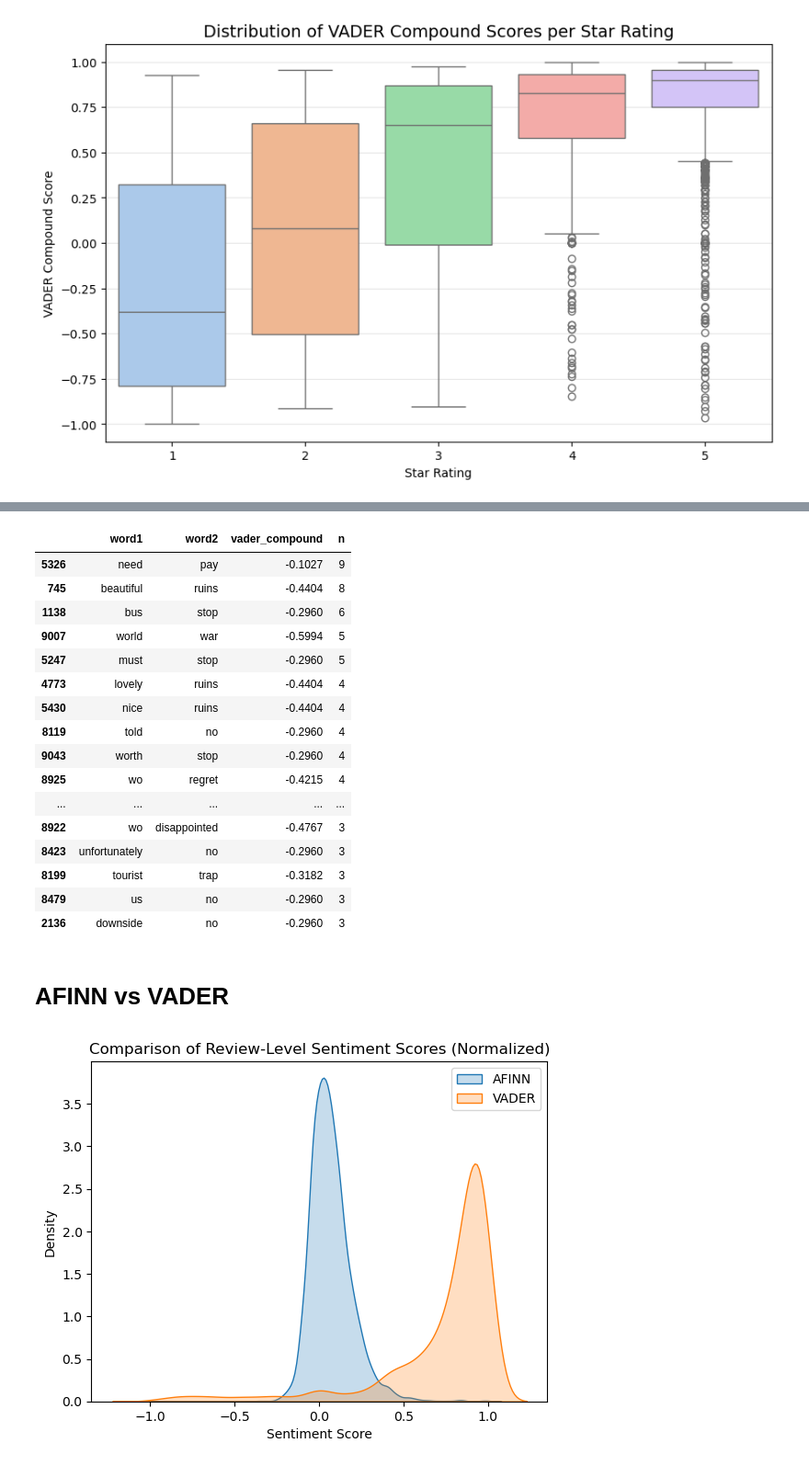
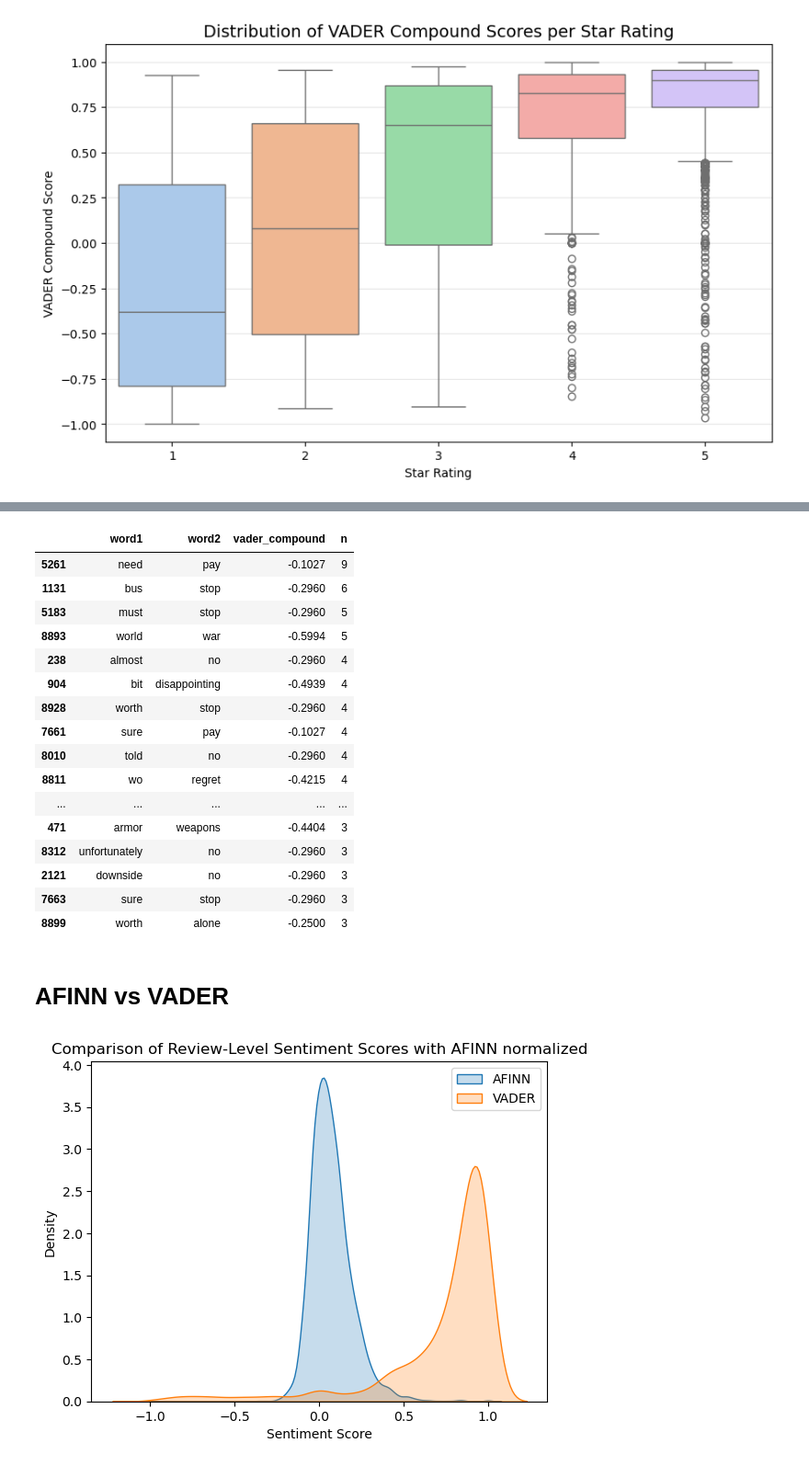
Before and after one commit to agastyaharta/text_mining_final_project, a Jupyter notebook: CastlesProject/Castles.ipynb, the cells around one changed output, grey strips where cells are left out. Shown at 92% size. Drawn from its saved outputs; the diff is of its cells as text; code cells hidden in the pictures.

Commit message:
Final sentiment analysis castles

```diff
--- a/CastlesProject/Castles.ipynb
+++ b/CastlesProject/Castles.ipynb
@@ -180,7 +178,7 @@ Default Stopwords: 191 words
 [nltk_data]     C:\Users\Lukasz\AppData\Roaming\nltk_data...
 [nltk_data]   Package stopwords is already up-to-date!
 # %%
-custom_stopwords = {'castle', 'hotel', 'property', 'room', 'holiday', 'vacation', 'visit', 'location', 'town', 'place' }
+custom_stopwords = {'castle', 'hotel', 'property', 'room', 'holiday', 'vacation', 'visit', 'location', 'town', 'place', 'ruin', 'ruins'}
 # %%
 extended_stopwords = stop_words.union(custom_stopwords)
 print(f"Extended Stopwords: {len(extended_stopwords)} words")
@@ -760,39 +745,39 @@ top_negative_bigrams_vader = (
 top_negative_bigrams_vader
 # %% [output]
 |  | word1 | word2 | vader_compound | n |
-| 5326 | need | pay | -0.1027 | 9 |
-| 745 | beautiful | ruins | -0.4404 | 8 |
-| 1138 | bus | stop | -0.2960 | 6 |
-| 9007 | world | war | -0.5994 | 5 |
-| 5247 | must | stop | -0.2960 | 5 |
-| 4773 | lovely | ruins | -0.4404 | 4 |
-| 5430 | nice | ruins | -0.4404 | 4 |
-| 8119 | told | no | -0.2960 | 4 |
-| 9043 | worth | stop | -0.2960 | 4 |
-| 8925 | wo | regret | -0.4215 | 4 |
+| 5261 | need | pay | -0.1027 | 9 |
+| 1131 | bus | stop | -0.2960 | 6 |
+| 5183 | must | stop | -0.2960 | 5 |
+| 8893 | world | war | -0.5994 | 5 |
+| 238 | almost | no | -0.2960 | 4 |
+| 904 | bit | disappointing | -0.4939 | 4 |
+| 8928 | worth | stop | -0.2960 | 4 |
+| 7661 | sure | pay | -0.1027 | 4 |
+| 8010 | told | no | -0.2960 | 4 |
+| 8811 | wo | regret | -0.4215 | 4 |
 | ... | ... | ... | ... | ... |
-| 8922 | wo | disappointed | -0.4767 | 3 |
-| 8423 | unfortunately | no | -0.2960 | 3 |
-| 8199 | tourist | trap | -0.3182 | 3 |
-| 8479 | us | no | -0.2960 | 3 |
-| 2136 | downside | no | -0.2960 | 3 |
+| 471 | armor | weapons | -0.4404 | 3 |
+| 8312 | unfortunately | no | -0.2960 | 3 |
+| 2121 | downside | no | -0.2960 | 3 |
+| 7663 | sure | stop | -0.2960 | 3 |
+| 8899 | worth | alone | -0.2500 | 3 |
 # %% [markdown]
 # AFINN vs VADER
 # %%
-# Scale AFINN to -1 to 1
+# normalize AFINn
 afinn_scores = df_joined['afinn_review_score'].values.reshape(-1, 1)
 scaler = MinMaxScaler(feature_range=(-1,1))
 df_joined['afinn_scaled'] = scaler.fit_transform(afinn_scores)
 
 # Plot
 sns.kdeplot(df_joined['afinn_scaled'], label='AFINN', fill=True)
 sns.kdeplot(df_joined['vader_compound'], label='VADER', fill=True)
-plt.title("Comparison of Review-Level Sentiment Scores (Normalized)")
+plt.title("Comparison of Review-Level Sentiment Scores with AFINN normalized")
 plt.xlabel("Sentiment Score")
 plt.legend()
 plt.show()
 # %% [output]
-[figure, old version]
+[figure, new version]
 # %%
 df_joined["agreement"] = (
     df_joined["afinn_sentiment"] == df_joined["vader_sentiment"]
```
Also changed, not shown: parts of 20 cells of this notebook.
